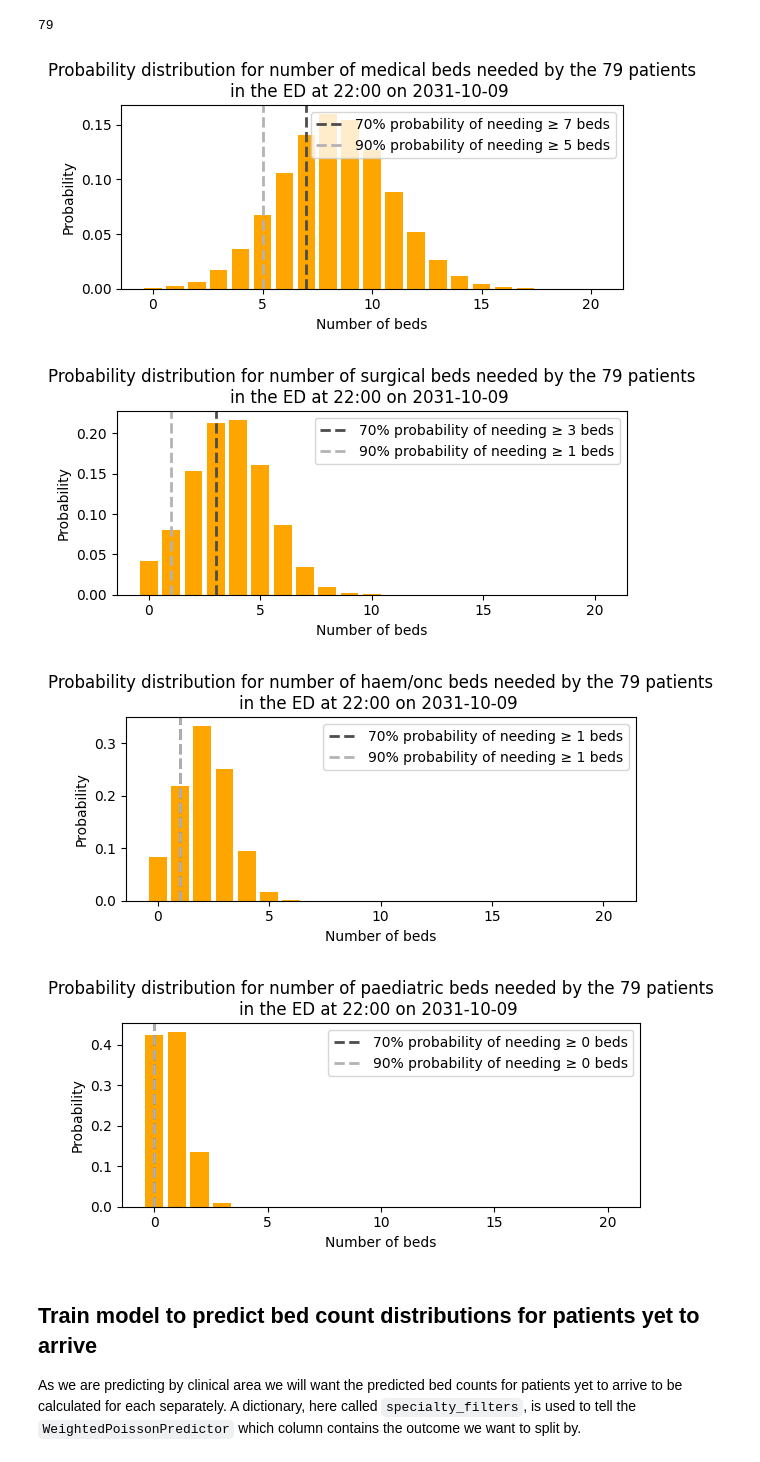
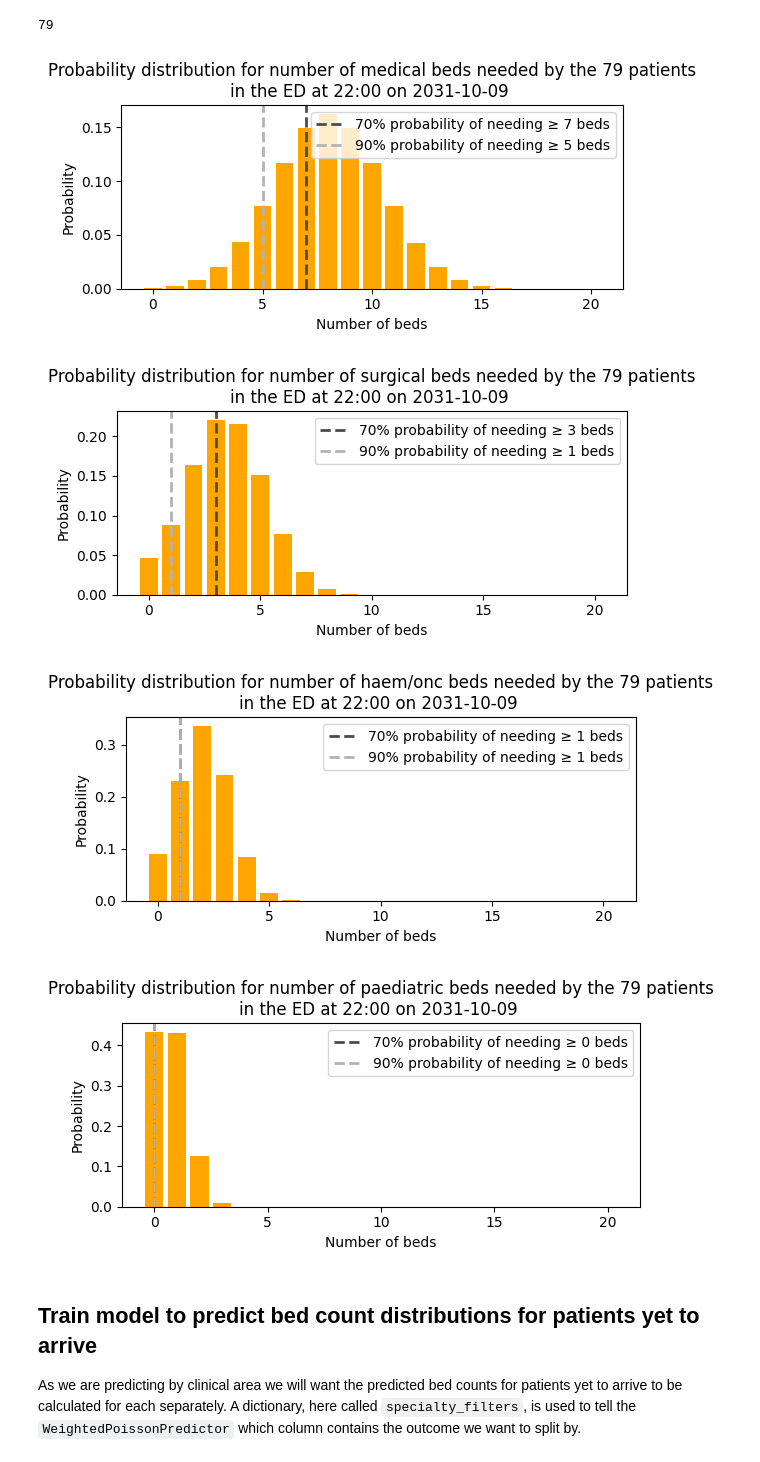
Before and after one commit to UCL-CORU/patientflow, a Jupyter notebook: notebooks/4b_Predict_emergency_demand.ipynb, the cells around one changed output. Drawn from its saved outputs; the diff is of its cells as text; code cells hidden in the pictures.

```diff
--- a/notebooks/4b_Predict_emergency_demand.ipynb
+++ b/notebooks/4b_Predict_emergency_demand.ipynb
@@ -270,41 +270,41 @@ from datetime import timedelta
 prob_admission_in_window = prediction_snapshots.apply(
     lambda row: calculate_probability(
         elapsed_los_td_hrs = timedelta(seconds=row["elapsed_los"]),
-        prediction_window_hrs = timedelta(hours=prediction_window),
+        prediction_window_hrs = timedelta(minutes=prediction_window),
         x1 = x1,
         y1 = y1,
         x2 = x2,
         y2 = y2
     ),
     axis=1,
 )
 
 # generate and plot predicted bed count distributions for each specialty
 for specialty in ['medical', 'surgical', 'haem/onc', 'paediatric']:
 
     prob_admission_to_specialty = prediction_snapshots['consultation_sequence'].apply(spec_model.predict).apply(lambda x: x[specialty])
 
     # get probability distribution weighted by probability of admission to specialty and probability of admission within prediction window
     prob_dist_dict = get_prob_dist(
             group_snapshots_dict, X_test, y_test, admission_model,
             weights=prob_admission_to_specialty*prob_admission_in_window
         )
 
     title = (
         f'Probability distribution for number of {specialty} beds needed by the '
         f'{len(prediction_snapshots)} patients\n'
         f'in the ED at {format_prediction_time(random_prediction_time)} '
         f'on {random_prediction_date} '
     )
     prob_dist_plot(prob_dist_dict[random_prediction_date]['agg_predicted'], title,
         include_titles=True, truncate_at_beds=20,
         probability_levels=[0.7,0.9],
         show_probability_thresholds=True, bar_colour='orange')
 # %% [output]
-[figure, old version]
+[figure, new version]
-[figure, old version]
+[figure, new version]
-[figure, old version]
+[figure, new version]
-[figure, old version]
+[figure, new version]
 # %% [markdown]
 ## Train model to predict bed count distributions for patients yet to arrive
 
```
Also changed, not shown: parts of 3 cells of this notebook, 4 other files.
